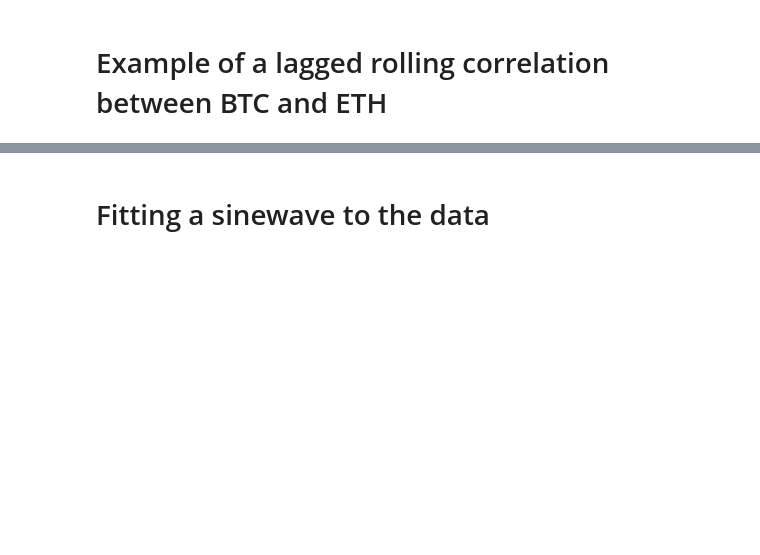
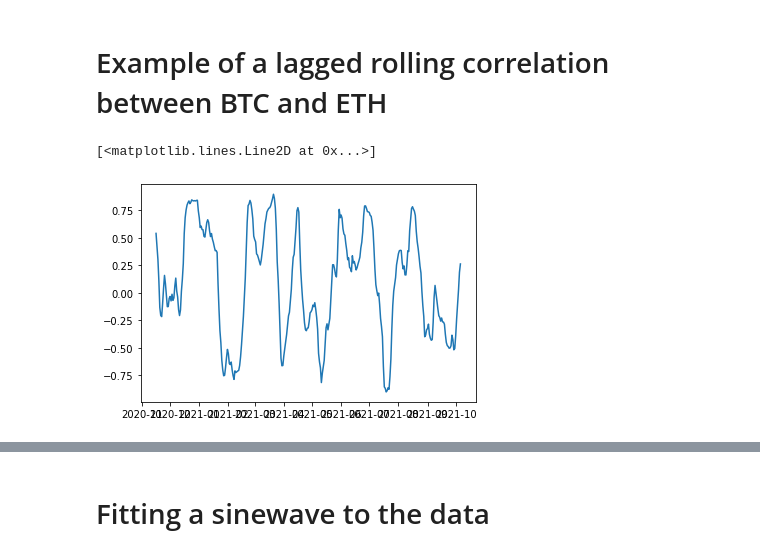
Before and after one commit to surajtirupati/TradingAlgorithms, a Jupyter notebook: crypto/Rolling&Lagged Correlation Analysis.ipynb, the cells around one changed output, grey strips where cells are left out. Saved outputs shown, nothing was run; the diff lists cells and outputs as text; code cells hidden in the pictures; blank space fills up the shorter version.

```diff
--- a/crypto/Rolling&Lagged Correlation Analysis.ipynb
+++ b/crypto/Rolling&Lagged Correlation Analysis.ipynb
@@ -45,31 +58,36 @@ def lag_roll_kendall(series1, series2, lag):
     series2 = series2.shift(-lag).dropna()
 
     for i in range(0, len(series2)-lag+1):
         ken_values.append(kendalltau(series1[0+i:lag+i], series2[0+i:lag+i])[0])
 
     return pd.DataFrame(ken_values).set_index(series1.index[lag-1:len(btc)-lag])
 
 def lag_roll_spearman(series1, series2, lag):
     """
     Inputs:
     - series1: series 1 who's current day values have their rolling kendall tau taken with series2's future lagged values - the hypothethical independent variable
     - series2: the series which has it's future values correlated with series1's past values - the hypothetical dependent variable
     Outputs:
     - lagged rolling correlation with series 1 current day values rank correlated (spearman r) with series 2 future lagged values
     """
     ken_values = []
     series2 = series2.shift(-lag).dropna()
 
     for i in range(0, len(series2)-lag+1):
         ken_values.append(spearmanr(series1[0+i:lag+i], series2[0+i:lag+i])[0])
 
     return pd.DataFrame(ken_values).set_index(series1.index[lag-1:len(btc)-lag])
 
 
 # example of how to run the functions
-lag = 14
+lag = 21
 btc = df_close.iloc[:, 0]
 eth = df_close.iloc[:, 1]
 lag_rollktau = lag_roll_kendall(btc, eth, lag)
 lag_roll_spearr = lag_roll_spearman(btc, eth, lag)
 lag_roll_pears = lag_roll_corr(btc, eth, lag)
+
+plt.plot(lag_roll_pears)
+# %% [output]
+[<matplotlib.lines.Line2D at 0x...>]
+[figure, added]
```
Also changed, not shown: parts of 42 cells of this notebook, 2 other files.
